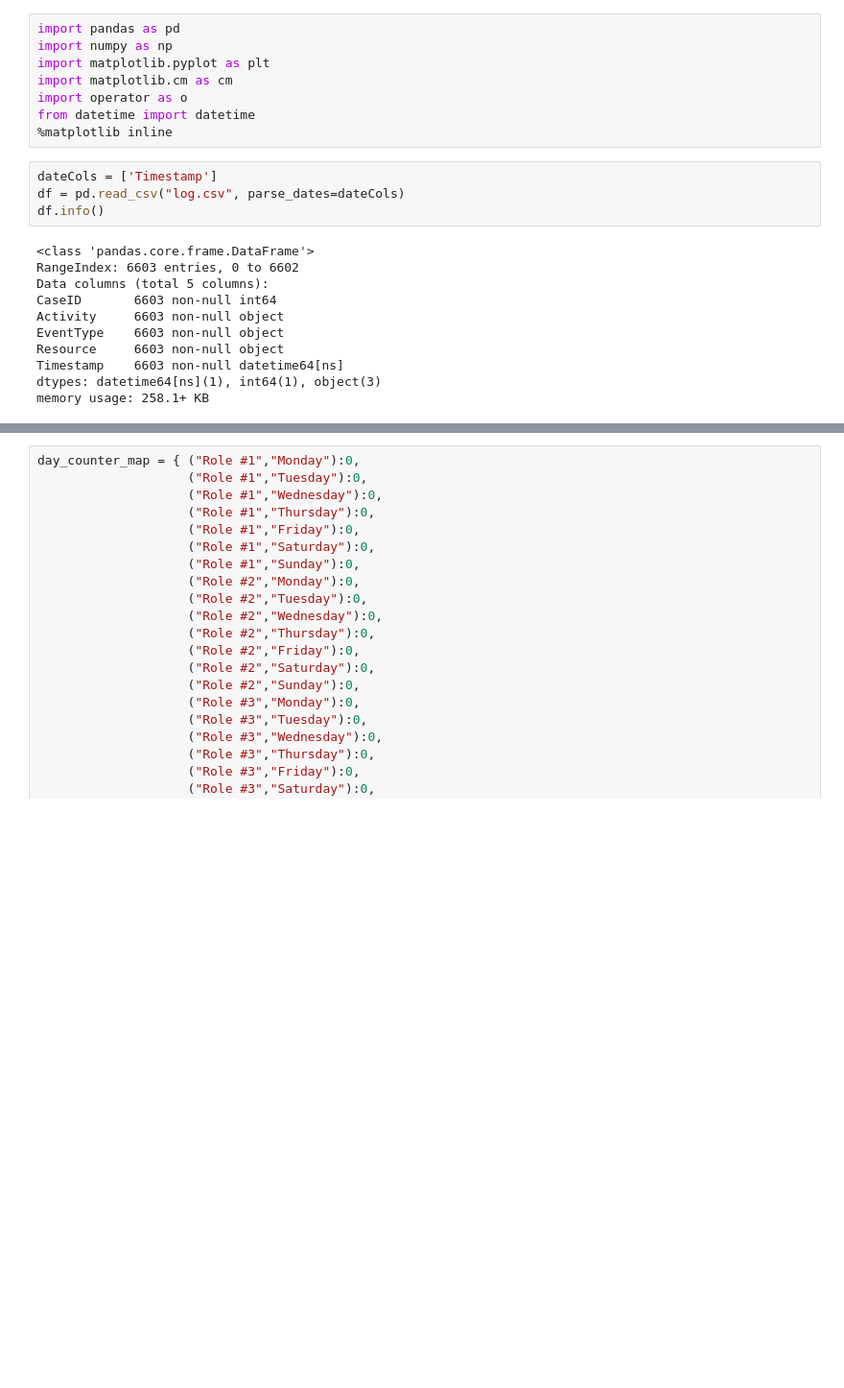
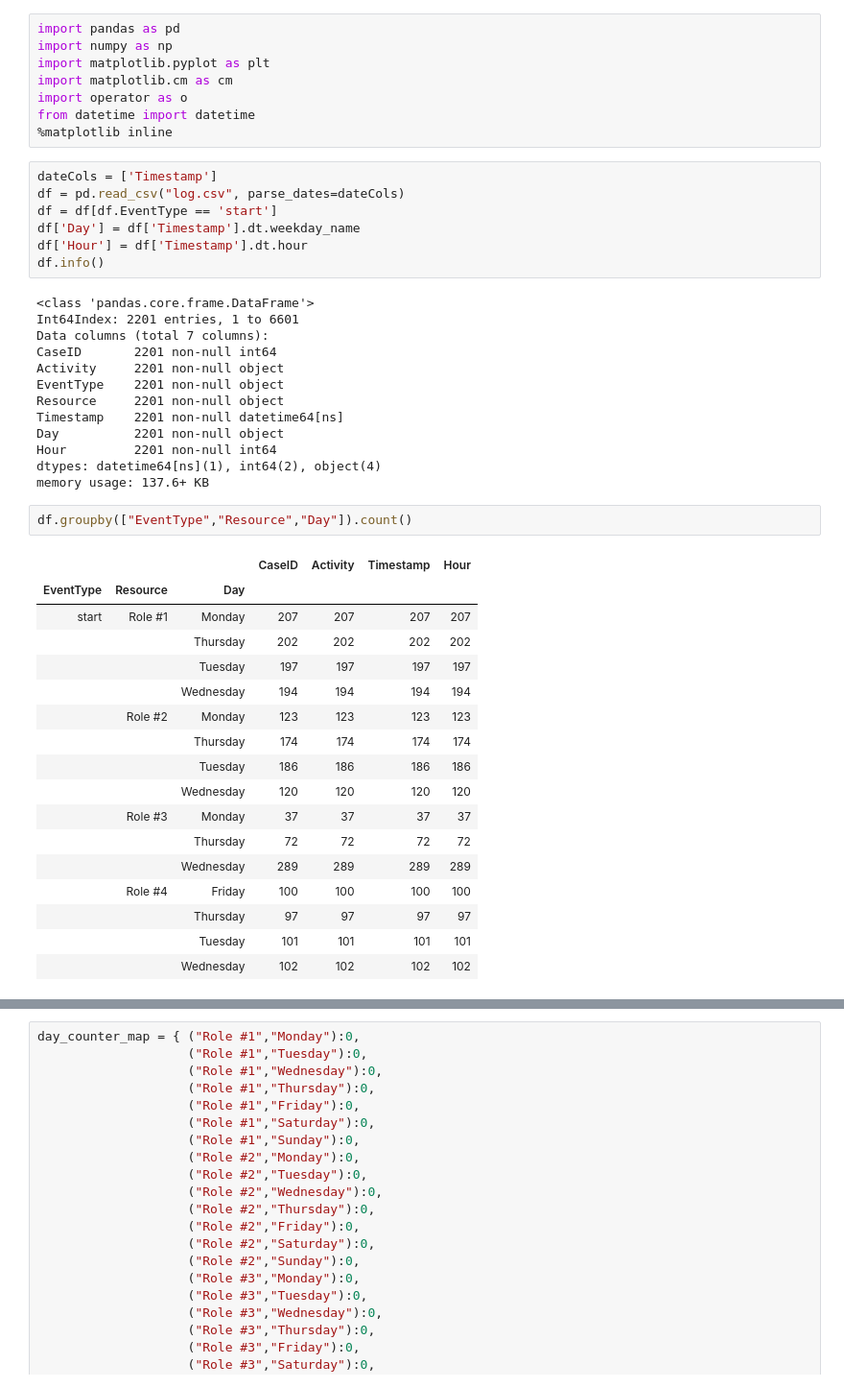
Before and after one commit to AndreRdz7/BPM_Calendar, a Jupyter notebook: CountDays.ipynb, the cells around one changed output, grey strips where cells are left out. Shown: that part at 96% size. Saved outputs shown, nothing was run; the diff lists cells and outputs as text; blank space fills up the shorter version.

```diff
--- a/CountDays.ipynb
+++ b/CountDays.ipynb
@@ -9,15 +9,40 @@ from datetime import datetime
 # %%
 dateCols = ['Timestamp']
 df = pd.read_csv("log.csv", parse_dates=dateCols)
+df = df[df.EventType == 'start']
+df['Day'] = df['Timestamp'].dt.weekday_name
+df['Hour'] = df['Timestamp'].dt.hour
 df.info()
 # %% [output]
 <class 'pandas.core.frame.DataFrame'>
-RangeIndex: 6603 entries, 0 to 6602
-Data columns (total 5 columns):
-CaseID       6603 non-null int64
-Activity     6603 non-null object
-EventType    6603 non-null object
-Resource     6603 non-null object
-Timestamp    6603 non-null datetime64[ns]
-dtypes: datetime64[ns](1), int64(1), object(3)
-memory usage: 258.1+ KB
+Int64Index: 2201 entries, 1 to 6601
+Data columns (total 7 columns):
+CaseID       2201 non-null int64
+Activity     2201 non-null object
+EventType    2201 non-null object
+Resource     2201 non-null object
+Timestamp    2201 non-null datetime64[ns]
+Day          2201 non-null object
+Hour         2201 non-null int64
+dtypes: datetime64[ns](1), int64(2), object(4)
+memory usage: 137.6+ KB
+# %%
+df.groupby(["EventType","Resource","Day"]).count()
+# %% [output]
+|  |  |  | CaseID | Activity | Timestamp | Hour |
+| EventType | Resource | Day |  |  |  |  |
+| start | Role #1 | Monday | 207 | 207 | 207 | 207 |
+|  |  | Thursday | 202 | 202 | 202 | 202 |
+|  |  | Tuesday | 197 | 197 | 197 | 197 |
+|  |  | Wednesday | 194 | 194 | 194 | 194 |
+|  | Role #2 | Monday | 123 | 123 | 123 | 123 |
+|  |  | Thursday | 174 | 174 | 174 | 174 |
+|  |  | Tuesday | 186 | 186 | 186 | 186 |
+|  |  | Wednesday | 120 | 120 | 120 | 120 |
+|  | Role #3 | Monday | 37 | 37 | 37 | 37 |
+|  |  | Thursday | 72 | 72 | 72 | 72 |
+|  |  | Wednesday | 289 | 289 | 289 | 289 |
+|  | Role #4 | Friday | 100 | 100 | 100 | 100 |
+|  |  | Thursday | 97 | 97 | 97 | 97 |
+|  |  | Tuesday | 101 | 101 | 101 | 101 |
+|  |  | Wednesday | 102 | 102 | 102 | 102 |
```
Also changed, not shown: parts of 8 cells of this notebook.
